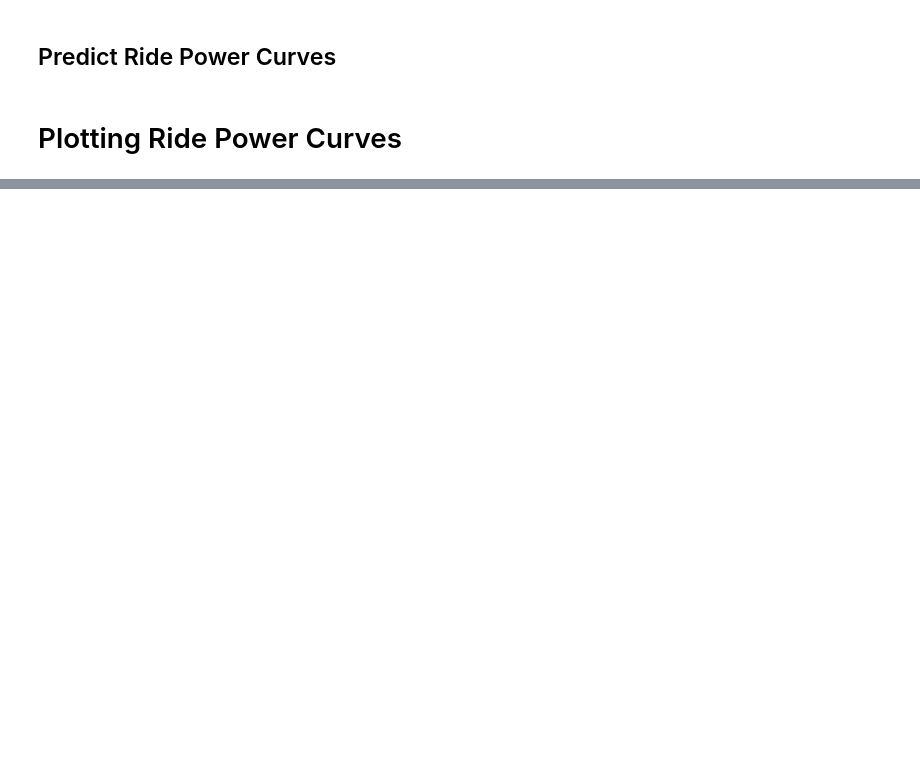
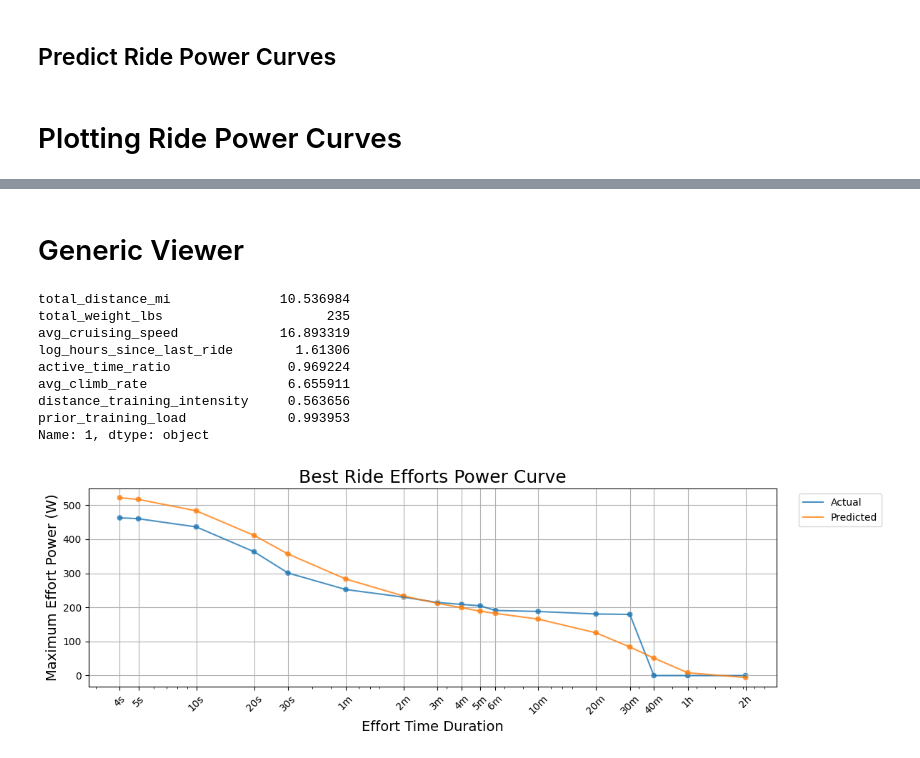
Before and after one commit to ericbauer55/bike-fitness-tracking, a Jupyter notebook: notebooks/4_Evaluation/1_error_contextualization.ipynb, the cells around one changed output, grey strips where cells are left out. Saved outputs shown, nothing was run; the diff lists cells and outputs as text; code cells hidden in the pictures; blank space fills up the shorter version.

Commit message:
genericized the way to compare power curves

```diff
--- a/notebooks/4_Evaluation/1_error_contextualization.ipynb
+++ b/notebooks/4_Evaluation/1_error_contextualization.ipynb
@@ -185,0 +168,26 @@ plot_summary_power_curves(df_compare3, show_best_cyclist_curve=False, show_ride_
+# %% [markdown]
+# Generic Viewer
+# %%
+def generate_kth_ride_comparison(df_summary, df_summary_prepped, index_k, feature_cols, target_cols, model):
+    ridek = df_test.loc[index_k,:] # longer, yet faster training ride
+    X_ridek, y_ridek = df_summary_prepped.loc[index_k, feature_cols].values.reshape(-1,1), df_summary_prepped.loc[index_k, target_cols].values.reshape(-1,1)
+    print(ridek[feature_cols])
+
+    y_ridek_pred = model.predict(X_ridek.T)
+    df_comparek = assemble_ride_curves(target_cols, y_ridek, y_ridek_pred)
+    return df_comparek
+# %%
+INDEX_K = 1
+df_compare = generate_kth_ride_comparison(df_test, df_test_prepped, INDEX_K, feature_cols, target_cols, model_RC)
+plot_summary_power_curves(df_compare, show_best_cyclist_curve=False, show_ride_id_labels=True)
+# %% [output]
+total_distance_mi              10.536984
+total_weight_lbs                     235
+avg_cruising_speed             16.893319
+log_hours_since_last_ride        1.61306
+active_time_ratio               0.969224
+avg_climb_rate                  6.655911
+distance_training_intensity     0.563656
+prior_training_load             0.993953
+Name: 1, dtype: object
+[figure, added]
```
Also changed, not shown: parts of 10 cells of this notebook.
